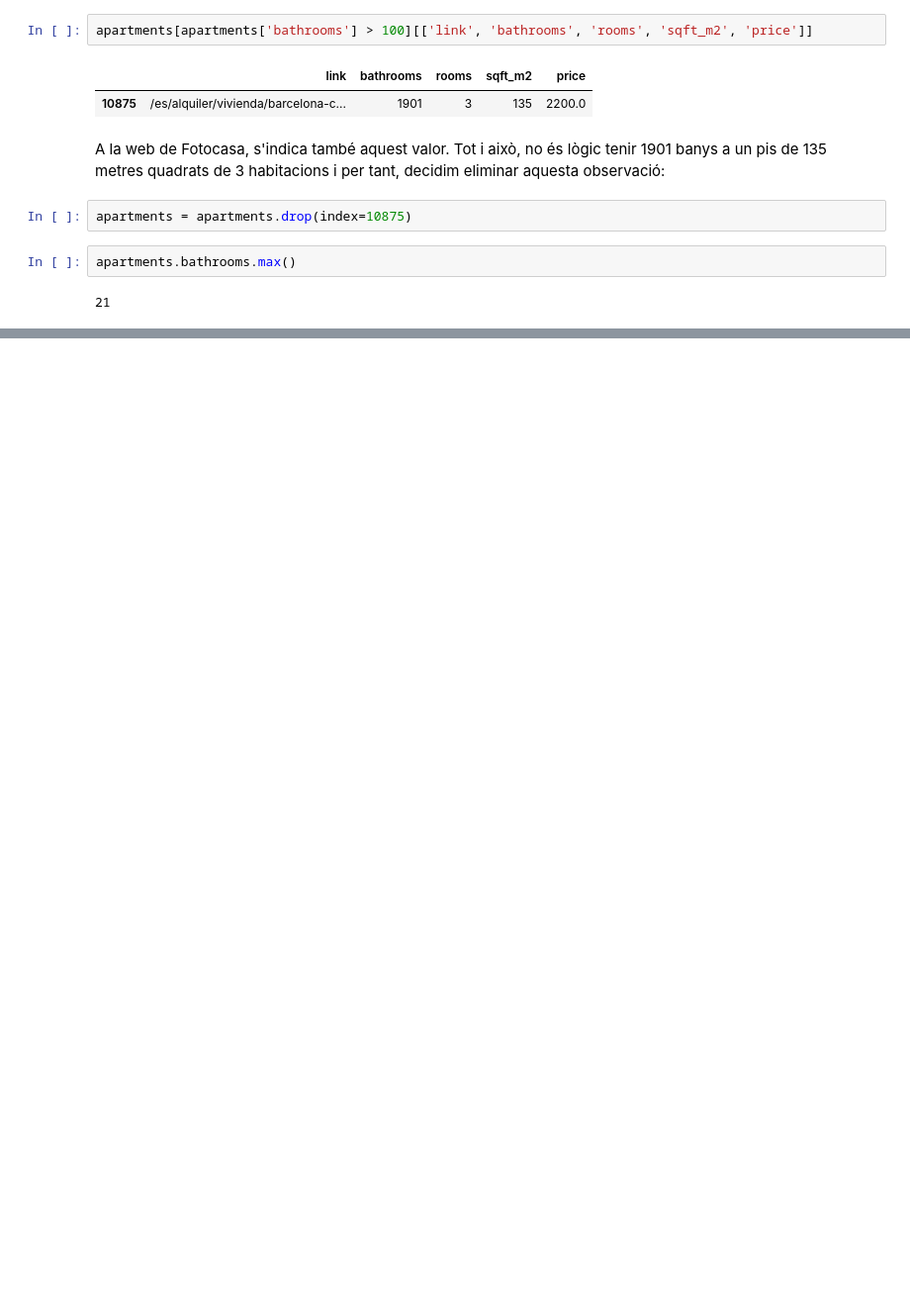
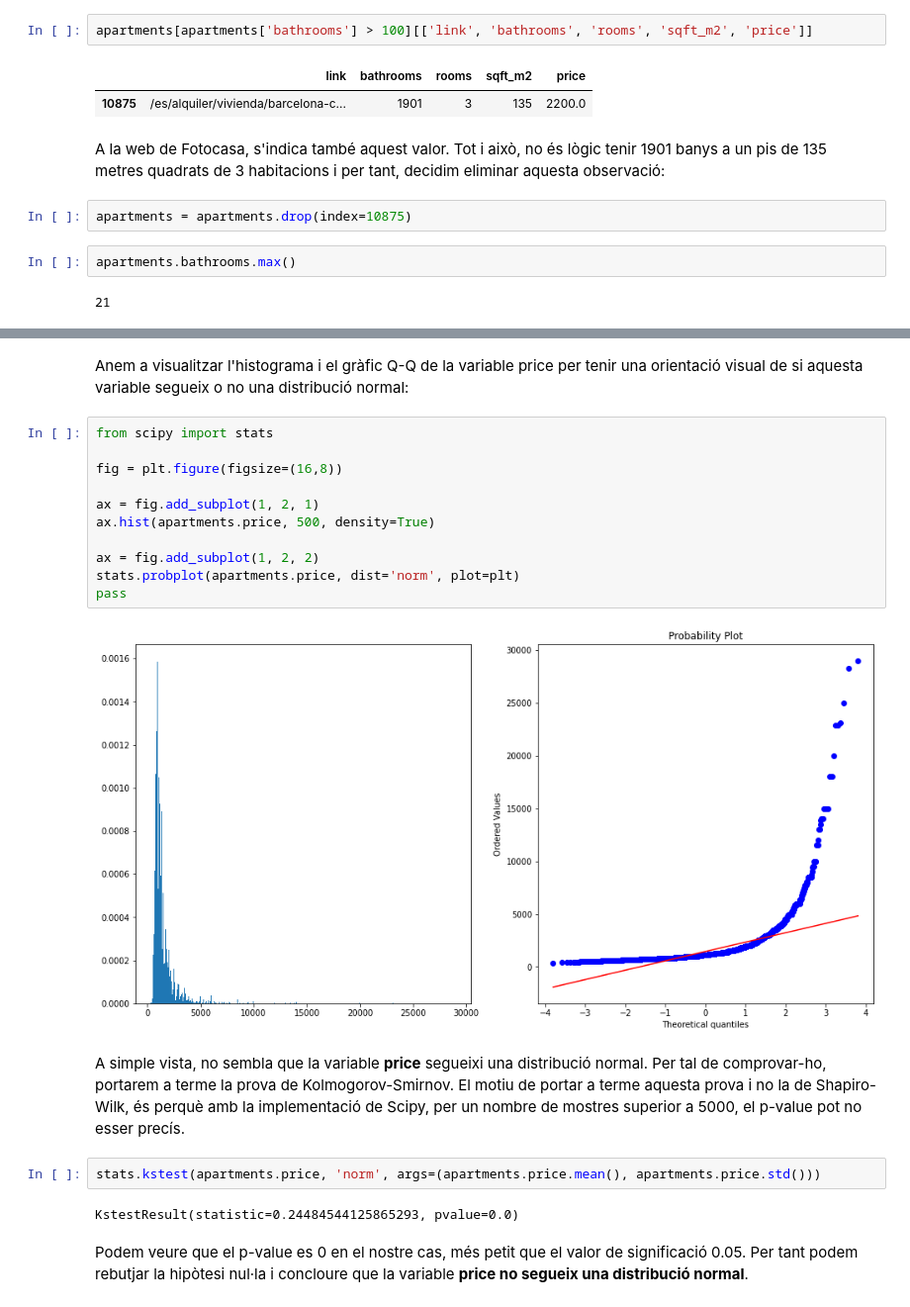
Before and after one commit to xordi/TPCD_Practica2, a Jupyter notebook: src/notebook.ipynb, the cells around one changed output, grey strips where cells are left out. Shown: that part at 99% size. Cells and saved outputs as stored; diff of their text form; blank space fills up the shorter version.

```diff
--- a/src/notebook.ipynb
+++ b/src/notebook.ipynb
@@ -343,0 +359,23 @@ apartments.bathrooms.max()
+# %% [markdown]
+Anem a visualitzar l'histograma i el gràfic Q-Q de la variable price per tenir una orientació visual de si aquesta variable segueix o no una distribució normal:
+# %%
+from scipy import stats
+
+fig = plt.figure(figsize=(16,8))
+
+ax = fig.add_subplot(1, 2, 1)
+ax.hist(apartments.price, 500, density=True)
+
+ax = fig.add_subplot(1, 2, 2)
+stats.probplot(apartments.price, dist='norm', plot=plt)
+pass
+# %% [output]
+[figure, added]
+# %% [markdown]
+A simple vista, no sembla que la variable __price__ segueixi una distribució normal. Per tal de comprovar-ho, portarem a terme la prova de Kolmogorov-Smirnov. El motiu de portar a terme aquesta prova i no la de Shapiro-Wilk, és perquè amb la implementació de Scipy, per un nombre de mostres superior a 5000, el p-value pot no esser precís.
+# %%
+stats.kstest(apartments.price, 'norm', args=(apartments.price.mean(), apartments.price.std()))
+# %% [output]
+KstestResult(statistic=0.24484544125865293, pvalue=0.0)
+# %% [markdown]
+Podem veure que el p-value es 0 en el nostre cas, més petit que el valor de significació 0.05. Per tant podem rebutjar la hipòtesi nul·la i concloure que la variable __price no segueix una distribució normal__.
```
Also changed, not shown: parts of 19 cells of this notebook, 2 other files.
